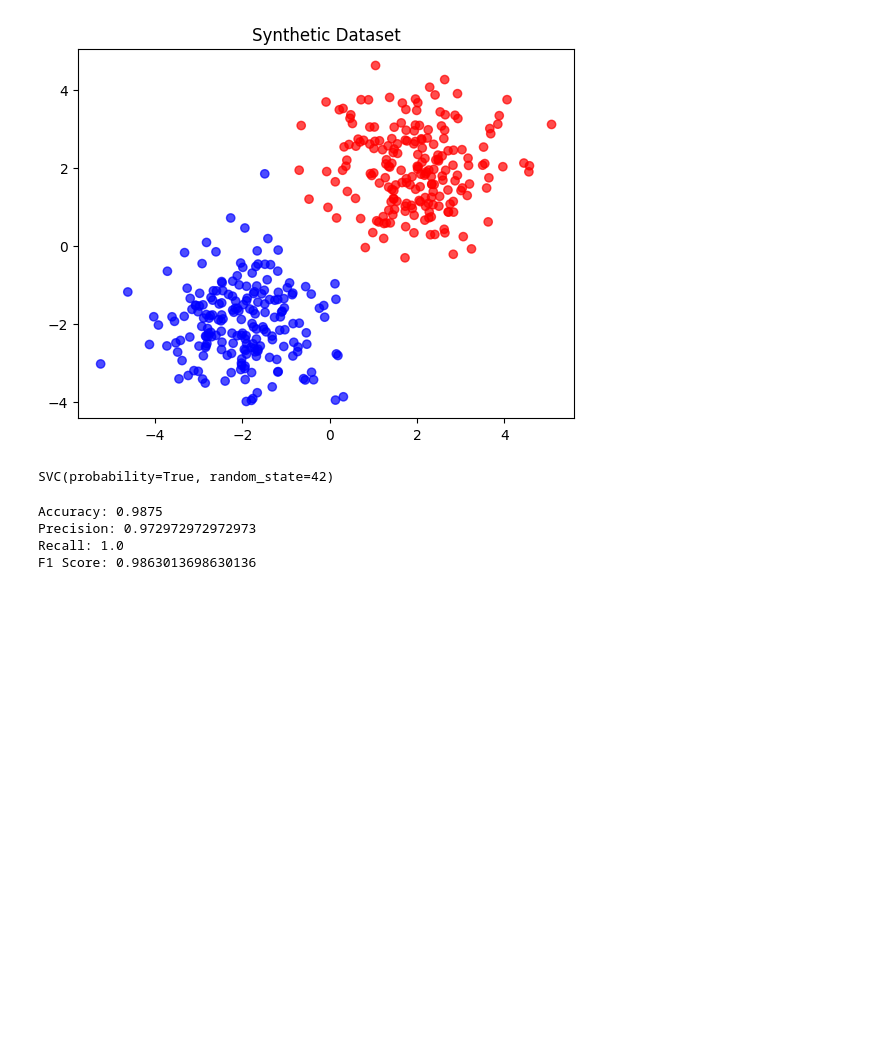
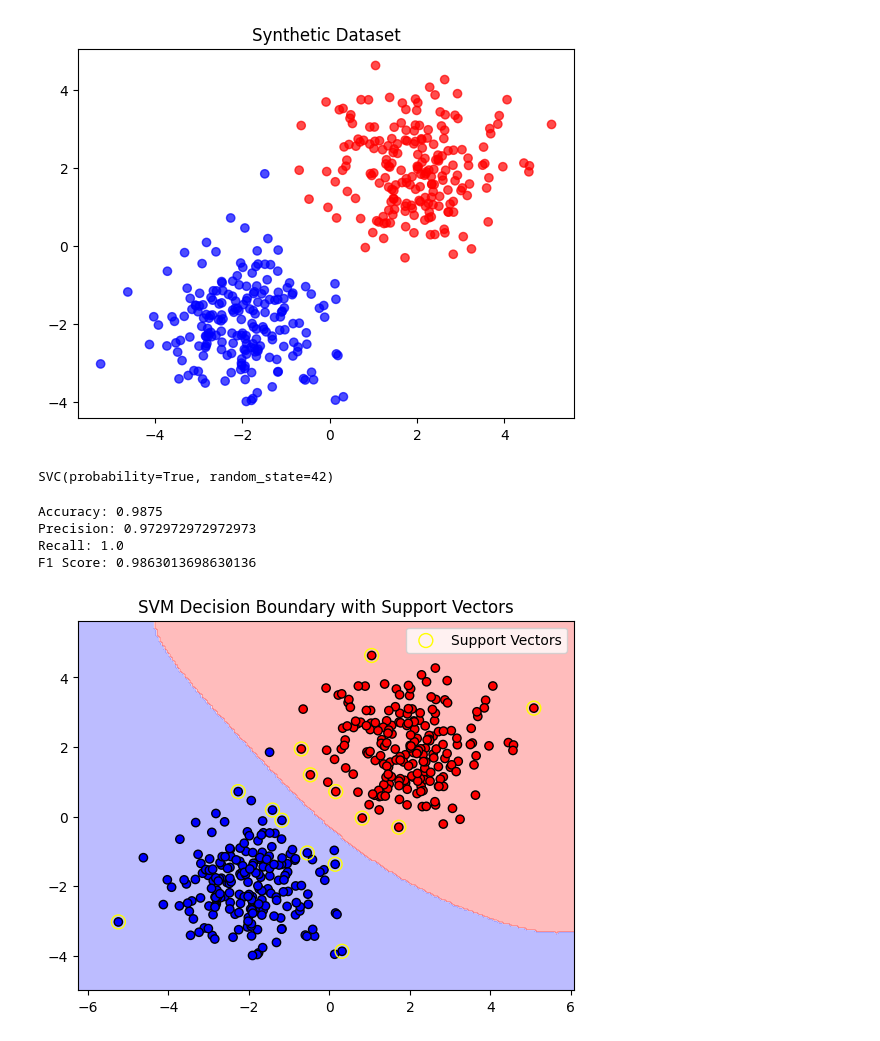
Before and after one commit to coder-jayp/supervised-ml-algorithms-implementation, a Jupyter notebook: notebooks/svm.ipynb, the cells around one changed output. Cells and saved outputs as stored; diff of their text form; code cells hidden in the pictures; blank space fills up the shorter version.

Commit message:
feat: add decision boundary visualization with support vectors for SVM

```diff
--- a/notebooks/svm.ipynb
+++ b/notebooks/svm.ipynb
@@ -42,3 +42,20 @@ Accuracy: 0.9875
 Precision: 0.972972972972973
 Recall: 1.0
 F1 Score: 0.9863013698630136
+# %%
+aa, bb = np.meshgrid(np.linspace(X[:,0].min()-1, X[:,0].max()+1, 200),
+                     np.linspace(X[:,1].min()-1, X[:,1].max()+1, 200))
+grid = np.c_[aa.ravel(), bb.ravel()]
+preds = svm_model.predict(grid).reshape(aa.shape)
+
+plt.contourf(aa, bb, preds, cmap="bwr", alpha=0.3)
+plt.scatter(X[:,0], X[:,1], c=y, cmap="bwr", edgecolors="k")
+
+plt.scatter(svm_model.support_vectors_[:,0], svm_model.support_vectors_[:,1],
+            s=100, facecolors='none', edgecolors='yellow', label='Support Vectors')
+
+plt.title("SVM Decision Boundary with Support Vectors")
+plt.legend()
+plt.show()
+# %% [output]
+[figure, added]
```
